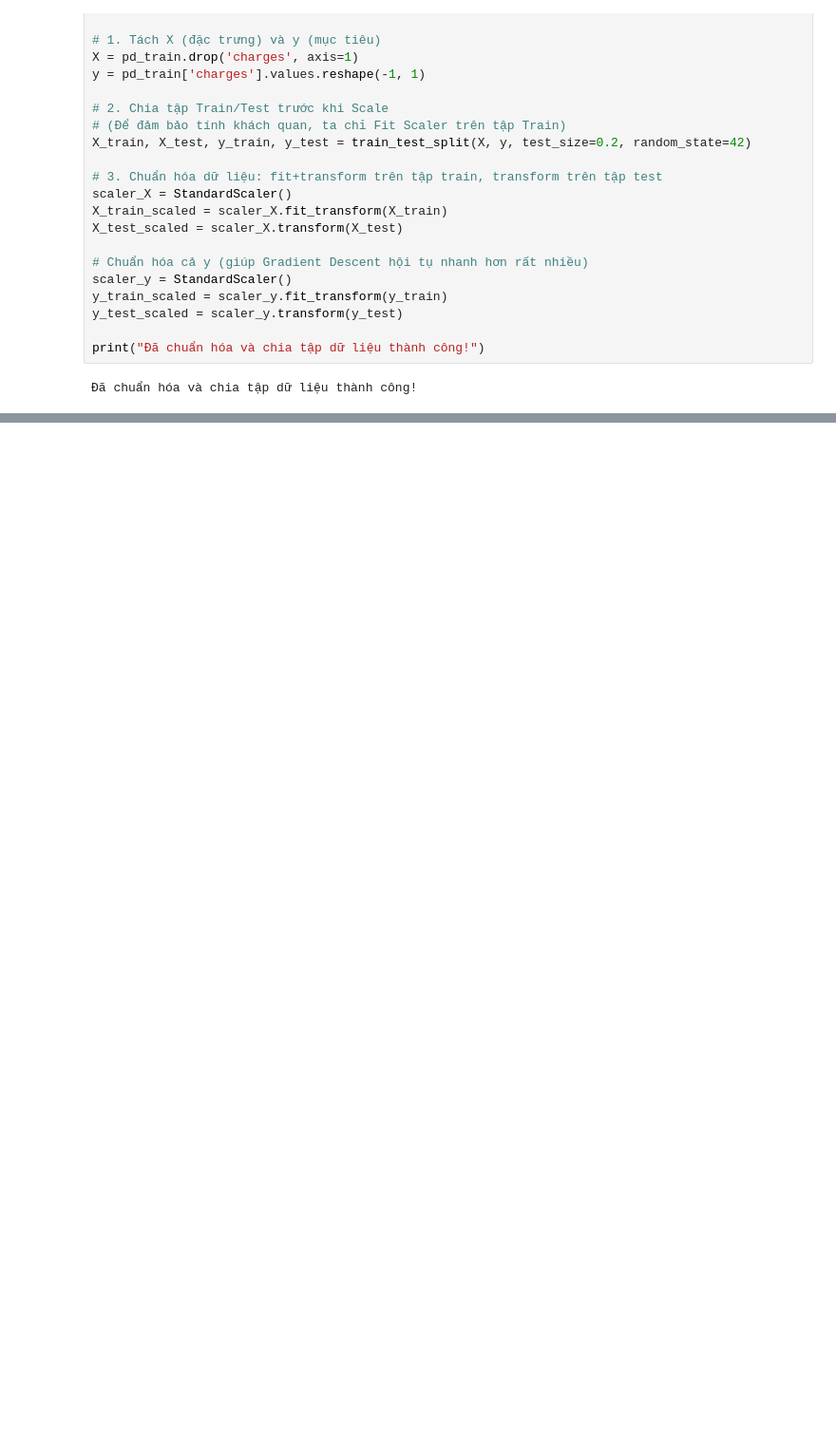
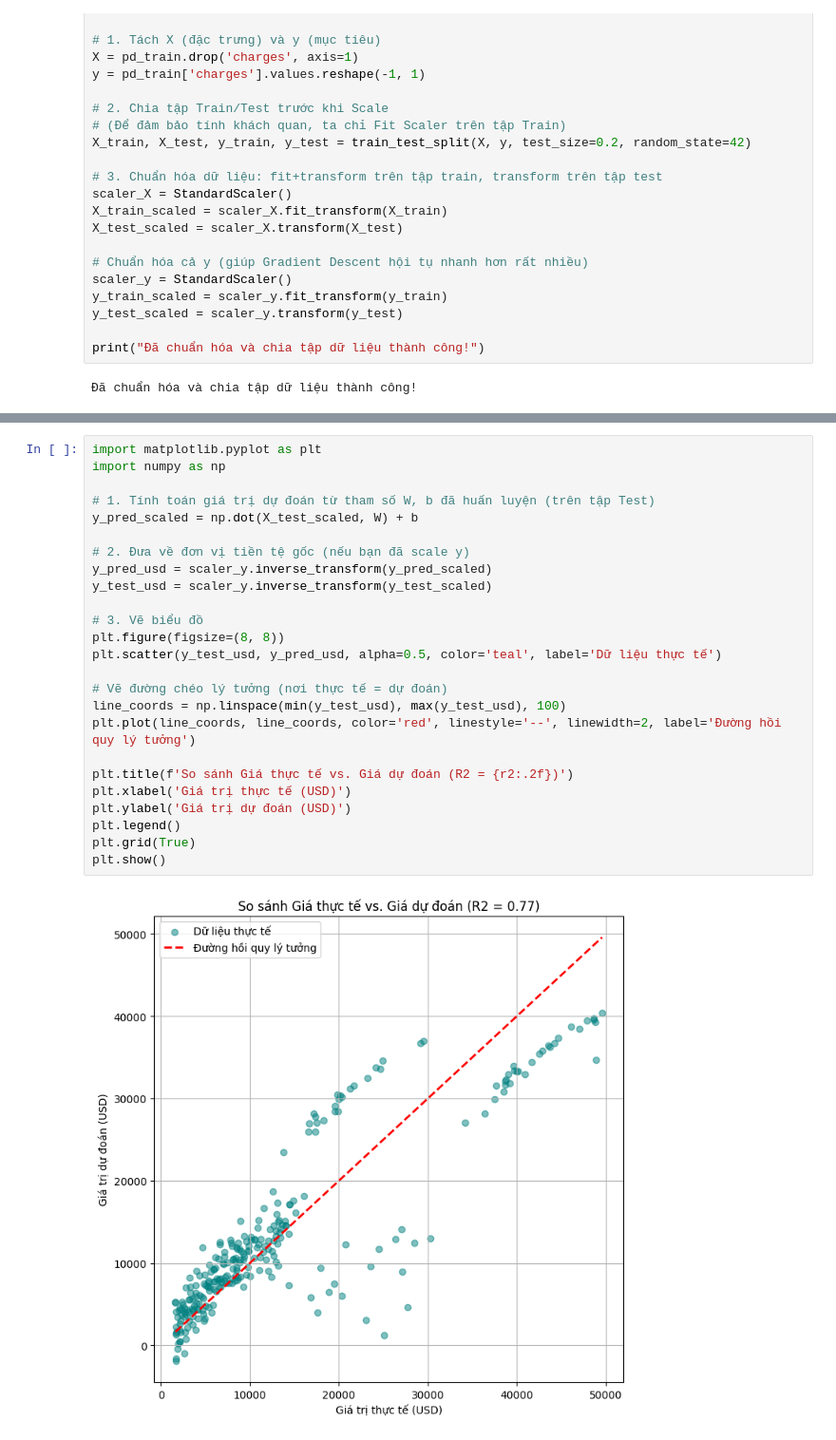
Before and after one commit to thuynguyenhuit/hocsau, a Jupyter notebook: Linear_Insurance.ipynb, the cells around one changed output, grey strips where cells are left out. Shown at 95% size. Cells and saved outputs as stored; diff of their text form; blank space fills up the shorter version.

```diff
--- a/Linear_Insurance.ipynb
+++ b/Linear_Insurance.ipynb
@@ -228,0 +425,27 @@ print("Đã chuẩn hóa và chia tập dữ liệu thành công!")
+# %%
+import matplotlib.pyplot as plt
+import numpy as np
+
+# 1. Tính toán giá trị dự đoán từ tham số W, b đã huấn luyện (trên tập Test)
+y_pred_scaled = np.dot(X_test_scaled, W) + b
+
+# 2. Đưa về đơn vị tiền tệ gốc (nếu bạn đã scale y)
+y_pred_usd = scaler_y.inverse_transform(y_pred_scaled)
+y_test_usd = scaler_y.inverse_transform(y_test_scaled)
+
+# 3. Vẽ biểu đồ
+plt.figure(figsize=(8, 8))
+plt.scatter(y_test_usd, y_pred_usd, alpha=0.5, color='teal', label='Dữ liệu thực tế')
+
+# Vẽ đường chéo lý tưởng (nơi thực tế = dự đoán)
+line_coords = np.linspace(min(y_test_usd), max(y_test_usd), 100)
+plt.plot(line_coords, line_coords, color='red', linestyle='--', linewidth=2, label='Đường hồi quy lý tưởng')
+
+plt.title(f'So sánh Giá thực tế vs. Giá dự đoán (R2 = {r2:.2f})')
+plt.xlabel('Giá trị thực tế (USD)')
+plt.ylabel('Giá trị dự đoán (USD)')
+plt.legend()
+plt.grid(True)
+plt.show()
+# %% [output]
+[figure, added]
```
Also changed, not shown: parts of 6 cells of this notebook.
